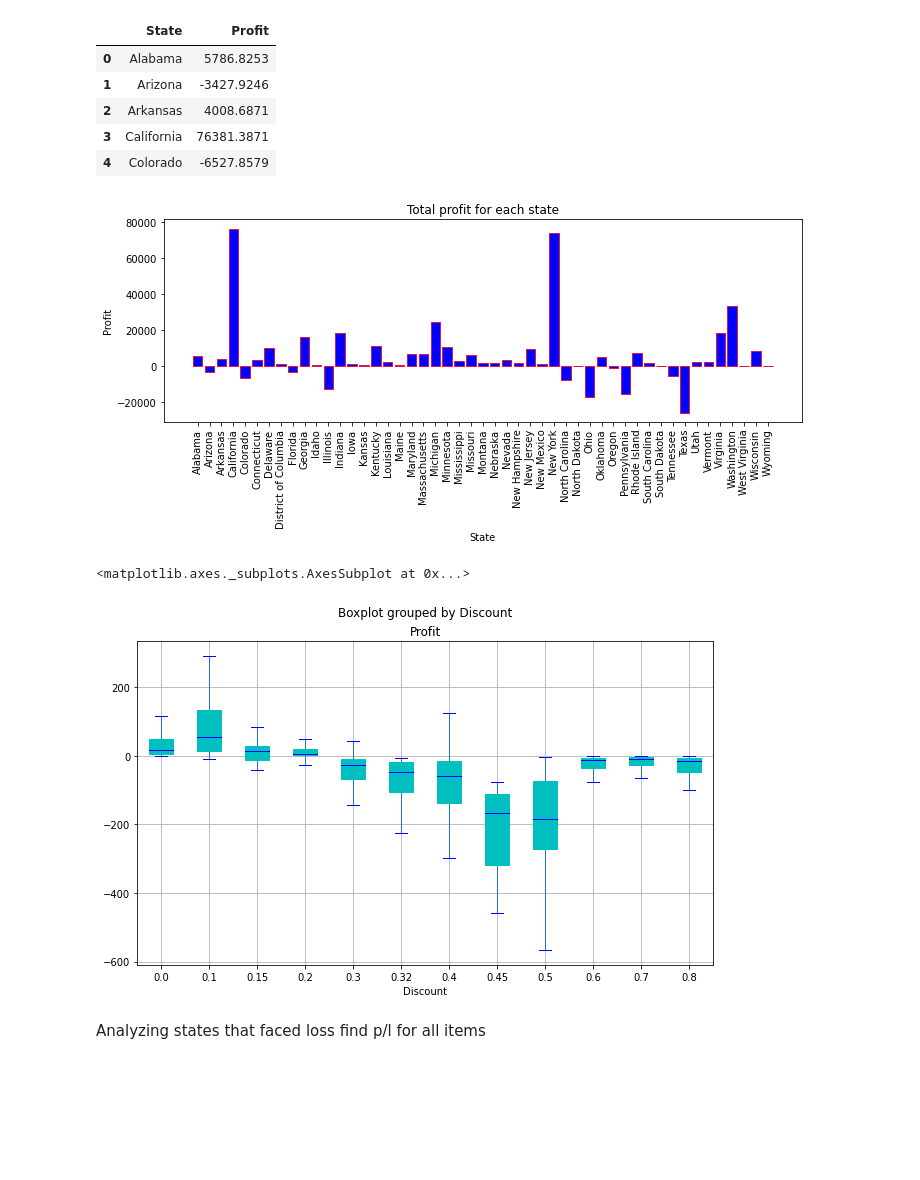
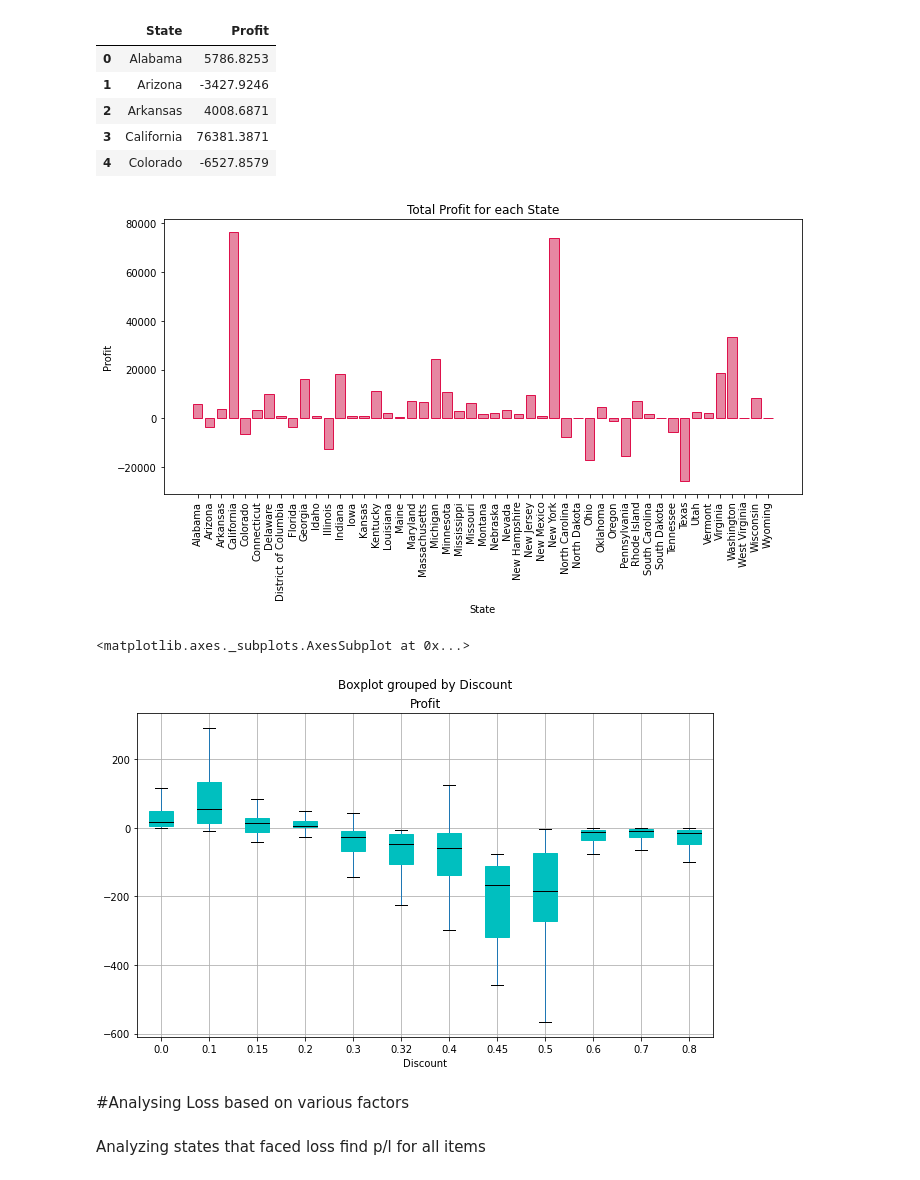
Before and after one commit to nidhivanjare/Exploratory_Data_Analysis, a Jupyter notebook: Data Science - Task3 - Exploratory Data Analysis - Retail/Exploratory_Data_Analysis_Retail_Store.ipynb, the cells around one changed output. Saved outputs shown, nothing was run; the diff lists cells and outputs as text; code cells hidden in the pictures; blank space fills up the shorter version.

```diff
--- a/Data Science - Task3 - Exploratory Data Analysis - Retail/Exploratory_Data_Analysis_Retail_Store.ipynb
+++ b/Data Science - Task3 - Exploratory Data Analysis - Retail/Exploratory_Data_Analysis_Retail_Store.ipynb
@@ -34,7 +26,7 @@ Mounted at /content/drive
 # %%
-database = pd.read_csv('/content/drive/MyDrive/Colab Notebooks/SampleSuperstore.csv')
+df = pd.read_csv('/content/drive/MyDrive/Colab Notebooks/SampleSuperstore.csv')
 
-database
+df
 # %% [output]
 |  | Ship Mode | Segment | Country | City | State | Postal Code | Region | Category | Sub-Category | Sales | ... |
 | 0 | Second Class | Consumer | United States | Henderson | Kentucky | 42420 | South | Furniture | Bookcases | 261.9600 | ... |
@@ -52,6 +46,6 @@ database
 # %%
-database = database.drop(columns=['Ship Mode' ,'Country' , 'Postal Code','Segment' ])
-database.head()
+df=df.drop(columns=['Ship Mode','Country','Postal Code','Segment'])
+df.head()
 # %% [output]
 |  | City | State | Region | Category | Sub-Category | Sales | Quantity | Discount | Profit |
 | 0 | Henderson | Kentucky | South | Furniture | Bookcases | 261.9600 | 2 | 0.00 | 41.9136 |
@@ -132,6 +125,6 @@ def after_adding(sel):
 # %%
-prof_database = database.groupby('State' , as_index=False)['Profit'].sum()
-prof_database.head()
+prof_df = df.groupby('State', as_index=False)['Profit'].sum()
+prof_df.head()
 # %% [output]
 |  | State | Profit |
 | 0 | Alabama | 5786.8253 |
@@ -140,20 +133,22 @@ prof_database.head()
 | 3 | California | 76381.3871 |
 | 4 | Colorado | -6527.8579 |
 # %%
-figure , axes = plt.subplots(figsize=(10,5))
-axes.bar(prof_database['State'] , prof_database['Profit'],color ='#0000ff' , edgecolor='#de124c' )
-axes.set_title(label = "Total profit for each state" , loc='center' , pad=None)
-plt.xlabel('State', axes=axes)
-plt.ylabel('Profit' , axes=axes)
-axes.set_xticklabels(prof_database['State'],rotation=90)
+fig,ax = plt.subplots(figsize=(10,6))
+ax.bar(prof_df['State'],prof_df['Profit'],color='#e687a2',edgecolor='#de124c')
+ax.set_title(label="Total Profit for each State", loc='center', pad=None)
+ax.set_ylabel('Profit')
+ax.set_xlabel('State')
+ax.set_xticklabels(prof_df['State'],rotation=90)
 plt.tight_layout()
 # %% [output]
-[figure, old version]
+[figure, new version]
 # %%
-prop = dict(boxes="c" , medians="Blue" , caps="blue")
-database.boxplot(by='Discount' , column='Profit' , showfliers=False , figsize=(10,6) , patch_artist=True , color=prop)
+props = dict(boxes="c", medians="Black", caps="black")
+df.boxplot(by='Discount', column='Profit',showfliers=False,figsize=(10,6),patch_artist=True,color=props)
 # %% [output]
 <matplotlib.axes._subplots.AxesSubplot at 0x...>
-[figure, old version]
+[figure, new version]
+# %% [markdown]
+#Analysing Loss based on various factors
 # %% [markdown]
 Analyzing states that faced loss find p/l for all items
```
Also changed, not shown: parts of 26 cells of this notebook.
